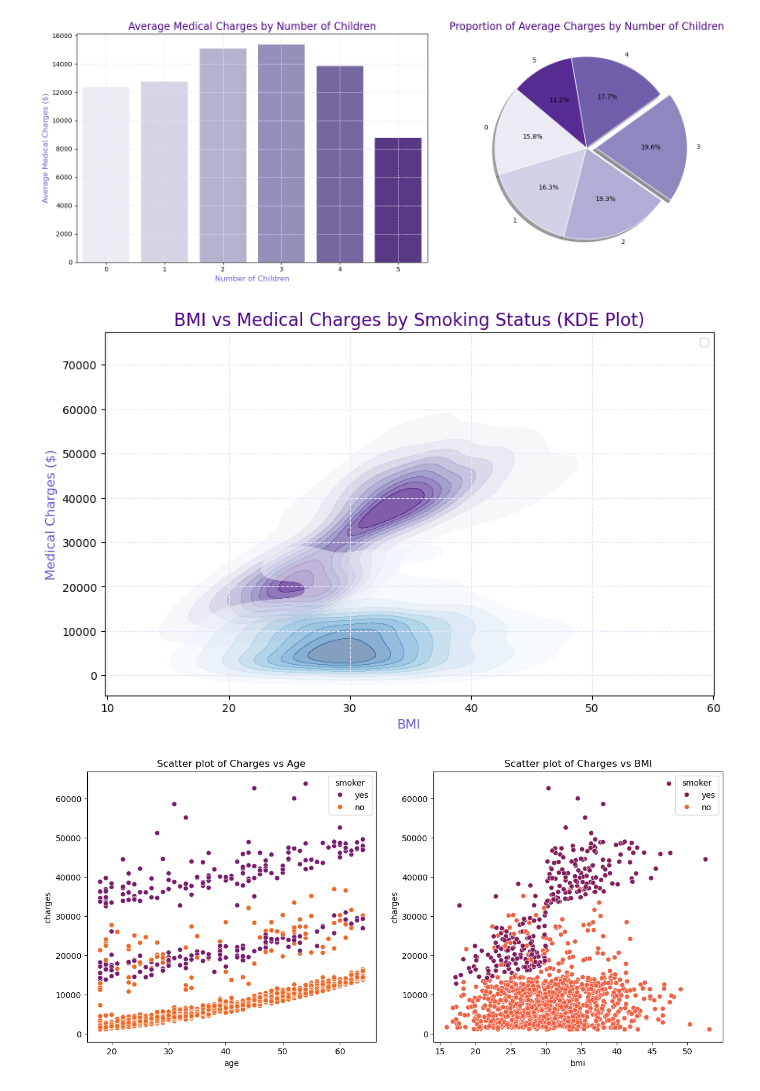
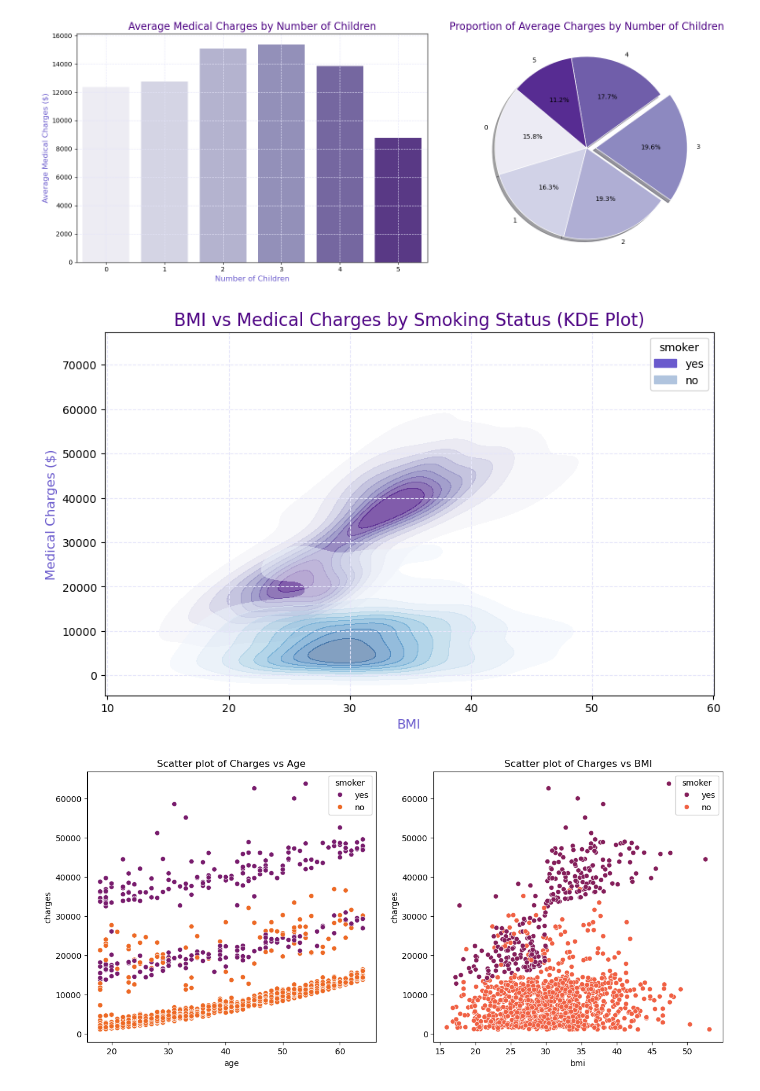
Before and after one commit to ThanhNd0212/medicalCostTraining, a Jupyter notebook: cost.ipynb, the cells around one changed output. Saved outputs shown, nothing was run; the diff lists cells and outputs as text; code cells hidden in the pictures.

```diff
--- a/cost.ipynb
+++ b/cost.ipynb
@@ -175,37 +174,42 @@ plt.show()
 ##Combined Effect of Smoking, BMI and Expenses
 # %%
 plt.figure(figsize=(10, 6))
+import matplotlib.patches as mpatches
 
 sns.kdeplot(
     data=df[df['smoker'] == 'yes'],
     x="bmi",
     y="charges",
     cmap="Purples",
     shade=True,
     alpha=0.7,
     label="Smoker",
     linewidth=2
 )
 
 sns.kdeplot(
     data=df[df['smoker'] == 'no'],
     x="bmi",
     y="charges",
     cmap="Blues",
     shade=True,
     alpha=0.5,
     label="Non-Smoker",
     linewidth=2
 )
+yes_patch = mpatches.Patch(color='slateblue', label='yes')
+no_patch = mpatches.Patch(color='lightsteelblue', label='no')
+
 
 plt.title("BMI vs Medical Charges by Smoking Status (KDE Plot)", fontsize=16, color='indigo')
 plt.xlabel("BMI", fontsize=12, color='slateblue')
 plt.ylabel("Medical Charges ($)", fontsize=12, color='slateblue')
 plt.grid(True, linestyle='--', color='lavender')
-plt.legend()
+plt.legend(handles=[yes_patch, no_patch], title='smoker')
+#plt.legend()
 plt.show()
 # %% [output]
-[figure, old version]
+[figure, new version]
 # %%
 ##Scatter plot of Smoking, BMI, Age and Expenses
 # %%
```
Also changed, not shown: parts of 12 cells of this notebook.
